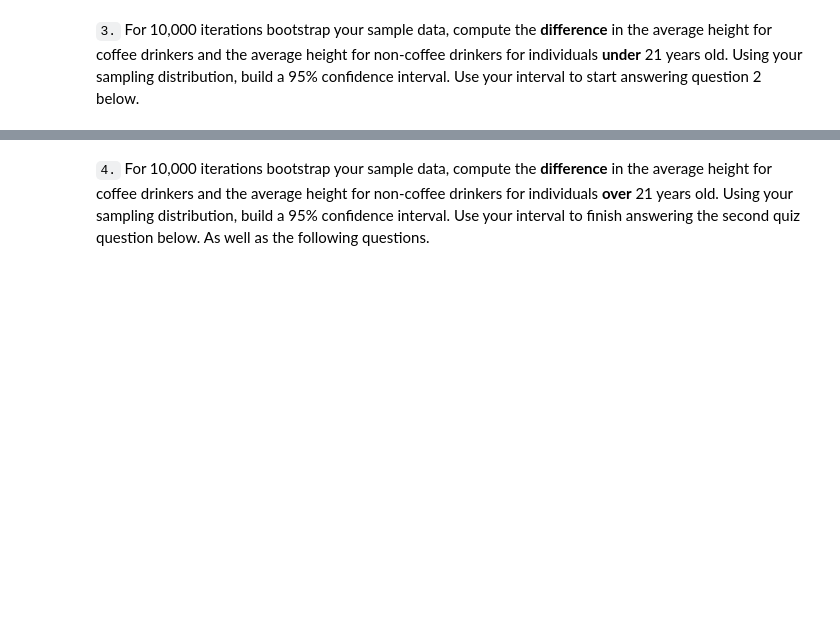
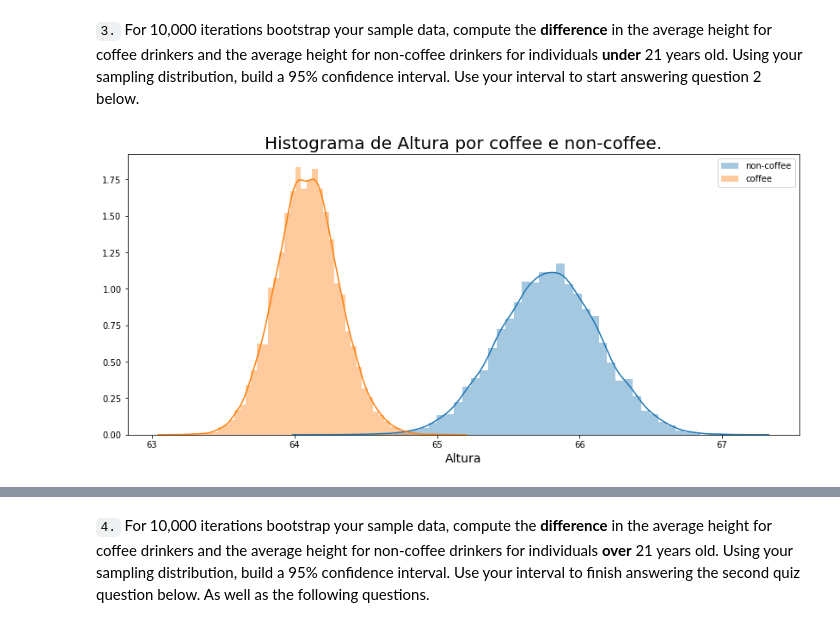
Before and after one commit to AndersonUyekita/ND111_data_science_foundations_02, a Jupyter notebook: 04-Chapter04/11-Lesson_11/Sampling Distributions - Difference in Means.ipynb, the cells around one changed output, grey strips where cells are left out. Drawn from its saved outputs; the diff is of its cells as text; code cells hidden in the pictures; blank space fills up the shorter version.

```diff
--- a/04-Chapter04/11-Lesson_11/Sampling Distributions - Difference in Means.ipynb
+++ b/04-Chapter04/11-Lesson_11/Sampling Distributions - Difference in Means.ipynb
@@ -10,7 +10,7 @@ import matplotlib.pyplot as plt
 %matplotlib inline
 np.random.seed(42)
 
-full_data = pd.read_csv('coffee_dataset.csv')
+full_data = pd.read_csv('02-Dataset/coffee_dataset.csv')
 sample_data = full_data.sample(200)
 # %%
 # Printing the first 5 rows
@@ -79,6 +79,8 @@ np.percentile(diff_heights_age, 0.5), np.percentile(diff_heights_age, 99.5)
 # %%
 # Initializing a variable to store the differences.
 diff_heights_young_drinkers = []
+avg_21_non_coffee_drinkers = []
+avg_21_coffee_drinkers = []
 
 # Loop to create 10,000 samples of 200.
 for index in range(10000):
@@ -96,3 +98,5 @@ for index in range(10000):
 
     # Append diff in the list.
     diff_heights_young_drinkers.append(diff)
+    avg_21_non_coffee_drinkers.append(avg_young_non_coffee_drinkers)
+    avg_21_coffee_drinkers.append(avg_young_coffee_drinkers)
@@ -98,0 +106,10 @@ for index in range(10000):
+# %%
+#sns.distplot(diff_heights_young_drinkers);
+plt.figure(figsize = [14, 6])
+sns.distplot(avg_21_non_coffee_drinkers);
+sns.distplot(avg_21_coffee_drinkers);
+plt.legend(['non-coffee','coffee']);
+plt.title("Histograma de Altura por coffee e non-coffee.", fontsize = 20);
+plt.xlabel("Altura", fontsize = 14);
+# %% [output]
+[figure, added]
```
Also changed, not shown: parts of 7 cells of this notebook, 2 other files.
